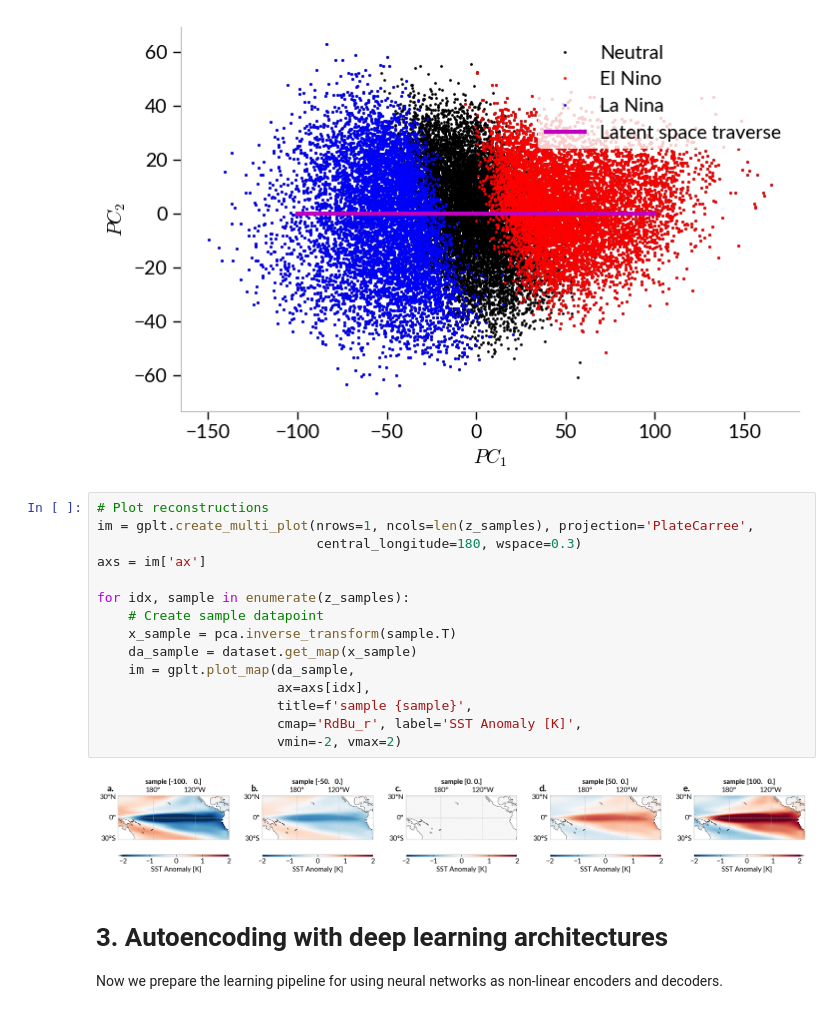
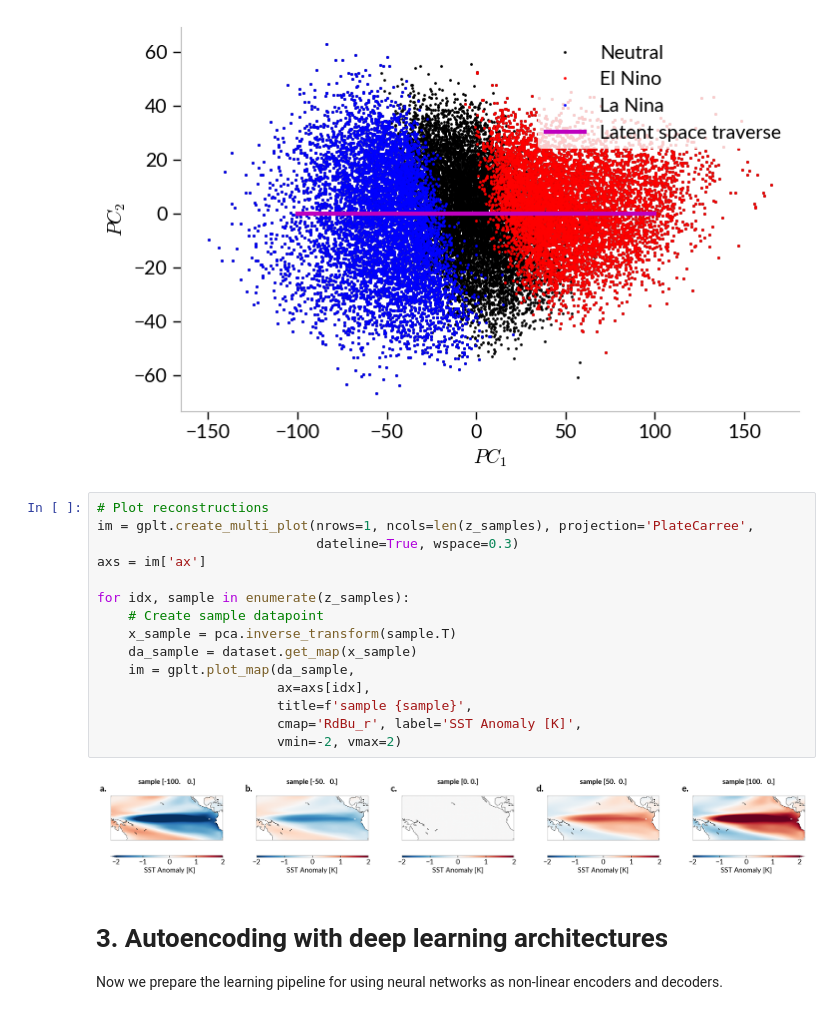
Before and after one commit to fstrnad/lectures, a Jupyter notebook: time_series_lecture/tutorial_vae_ssta.ipynb, the cells around one changed output. Saved outputs shown, nothing was run; the diff lists cells and outputs as text.

```diff
--- a/time_series_lecture/tutorial_vae_ssta.ipynb
+++ b/time_series_lecture/tutorial_vae_ssta.ipynb
@@ -323,20 +323,20 @@ im = gplt.plot_2d(x_arr=[z[:,0], z[nino_idx,0], z[nina_idx,0], z_samples[:,0]],
 # %%
 # Plot reconstructions
 im = gplt.create_multi_plot(nrows=1, ncols=len(z_samples), projection='PlateCarree',
-                            central_longitude=180, wspace=0.3)
+                            dateline=True, wspace=0.3)
 axs = im['ax']
 
 for idx, sample in enumerate(z_samples):
     # Create sample datapoint
     x_sample = pca.inverse_transform(sample.T)
     da_sample = dataset.get_map(x_sample)
     im = gplt.plot_map(da_sample,
                        ax=axs[idx],
                        title=f'sample {sample}',
                        cmap='RdBu_r', label='SST Anomaly [K]',
                        vmin=-2, vmax=2)
 # %% [output]
-[figure, old version]
+[figure, new version]
 # %% [markdown]
 # 3. Autoencoding with deep learning architectures
 
```
Also changed, not shown: parts of 22 cells of this notebook, 2 other files.
